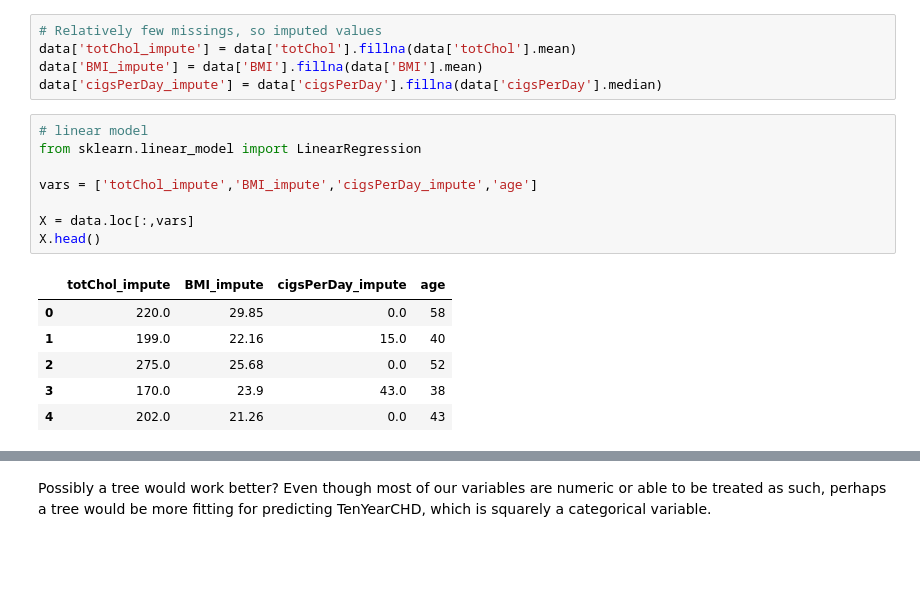
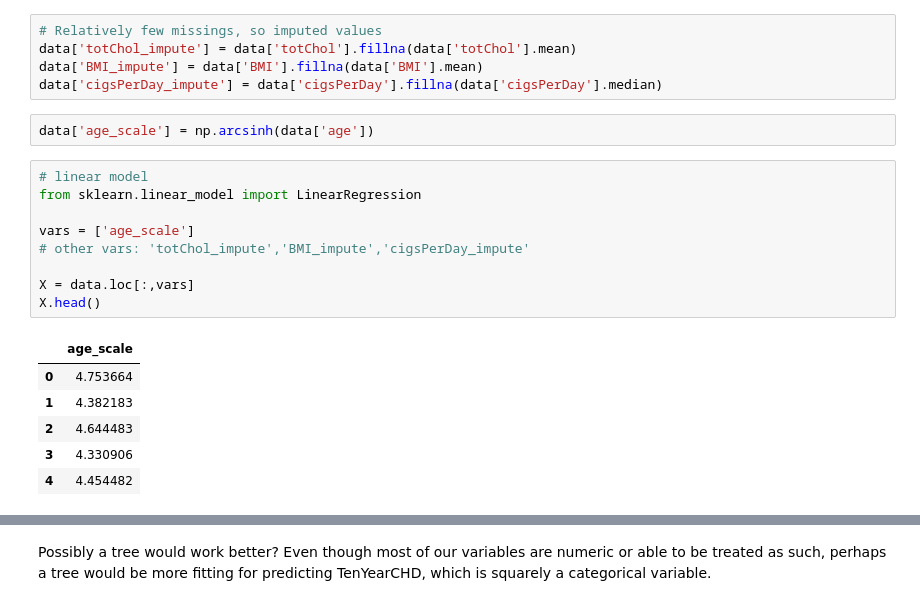
Before and after one commit to vnewsome/project_chd, a Jupyter notebook: ML_project2.ipynb, the cells around one changed output, grey strips where cells are left out. Drawn from its saved outputs; the diff is of its cells as text; blank space fills up the shorter version.

```diff
--- a/ML_project2.ipynb
+++ b/ML_project2.ipynb
@@ -274,18 +274,21 @@ Total Missings:
 data['totChol_impute'] = data['totChol'].fillna(data['totChol'].mean)
 data['BMI_impute'] = data['BMI'].fillna(data['BMI'].mean)
 data['cigsPerDay_impute'] = data['cigsPerDay'].fillna(data['cigsPerDay'].median)
+# %%
+data['age_scale'] = np.arcsinh(data['age'])
 # %%
 # linear model
 from sklearn.linear_model import LinearRegression
 
-vars = ['totChol_impute','BMI_impute','cigsPerDay_impute','age']
+vars = ['age_scale']
+# other vars: 'totChol_impute','BMI_impute','cigsPerDay_impute'
 
 X = data.loc[:,vars]
 X.head()
 # %% [output]
-|  | totChol_impute | BMI_impute | cigsPerDay_impute | age |
-| 0 | 220.0 | 29.85 | 0.0 | 58 |
-| 1 | 199.0 | 22.16 | 15.0 | 40 |
-| 2 | 275.0 | 25.68 | 0.0 | 52 |
-| 3 | 170.0 | 23.9 | 43.0 | 38 |
-| 4 | 202.0 | 21.26 | 0.0 | 43 |
+|  | age_scale |
+| 0 | 4.753664 |
+| 1 | 4.382183 |
+| 2 | 4.644483 |
+| 3 | 4.330906 |
+| 4 | 4.454482 |
```
Also changed, not shown: parts of 3 cells of this notebook.
